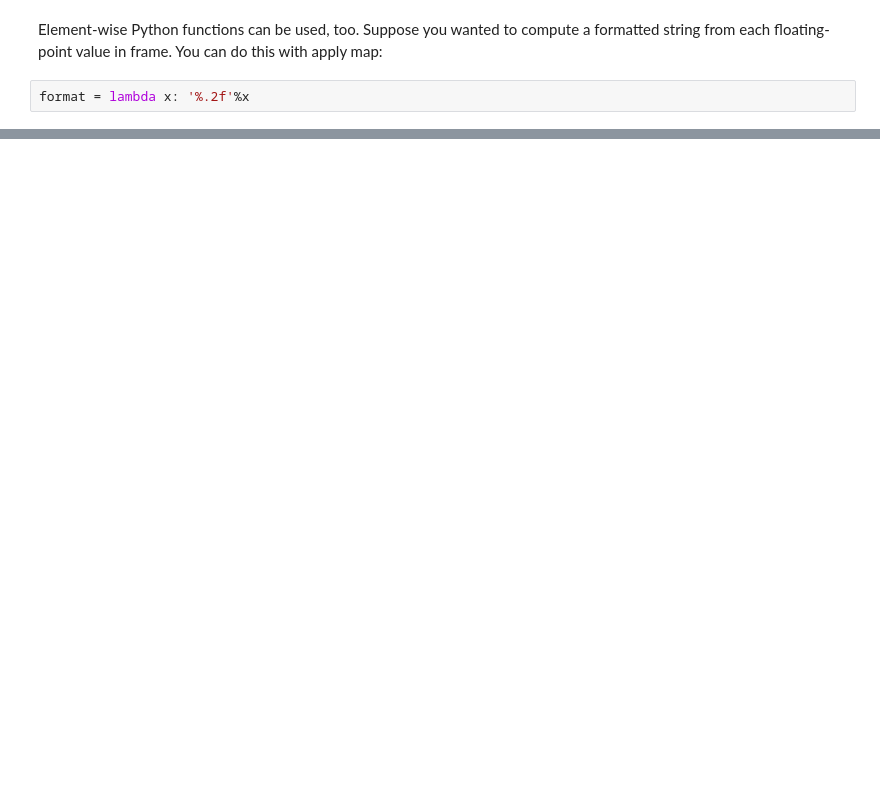
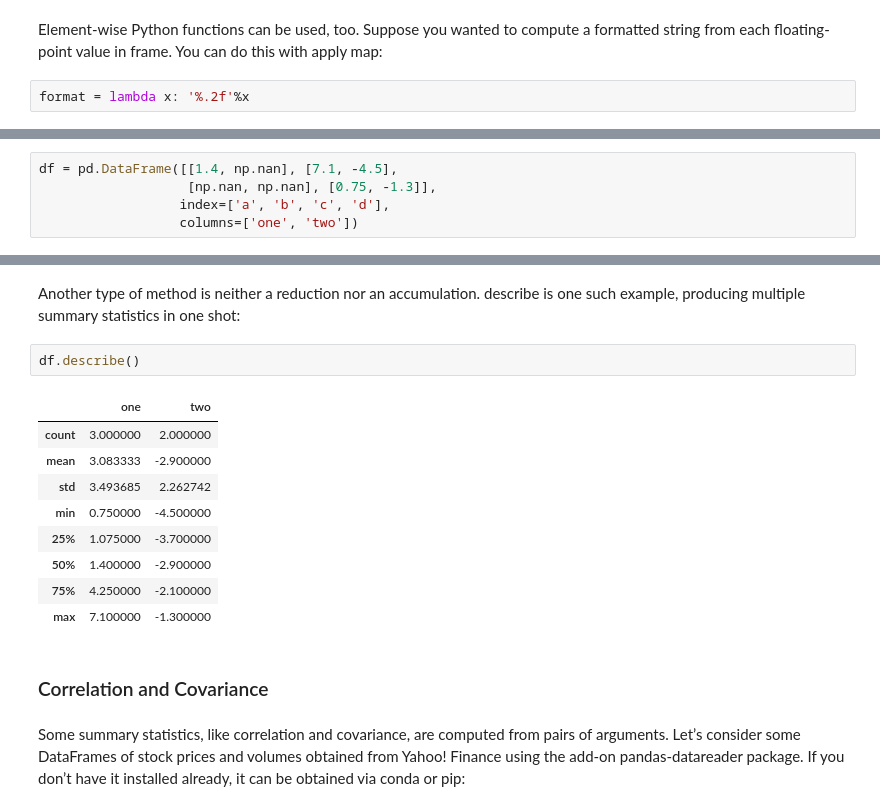
Before and after one commit to chunyaozhang/laikang_00, a Jupyter notebook: ch05.ipynb, the cells around one changed output, grey strips where cells are left out. Saved outputs shown, nothing was run; the diff lists cells and outputs as text; blank space fills up the shorter version.

```diff
--- a/ch05.ipynb
+++ b/ch05.ipynb
@@ -1250,0 +1493,5 @@ frame.applymap(format)
+# %%
+df = pd.DataFrame([[1.4, np.nan], [7.1, -4.5],
+                   [np.nan, np.nan], [0.75, -1.3]],
+                  index=['a', 'b', 'c', 'd'],
+                  columns=['one', 'two'])
@@ -1250,0 +1561,22 @@ frame.applymap(format)
+# %% [markdown]
+Another type of method is neither a reduction nor an accumulation. describe is one
+such example, producing multiple summary statistics in one shot:
+# %%
+df.describe()
+# %% [output]
+|  | one | two |
+| count | 3.000000 | 2.000000 |
+| mean | 3.083333 | -2.900000 |
+| std | 3.493685 | 2.262742 |
+| min | 0.750000 | -4.500000 |
+| 25% | 1.075000 | -3.700000 |
+| 50% | 1.400000 | -2.900000 |
+| 75% | 4.250000 | -2.100000 |
+| max | 7.100000 | -1.300000 |
+# %% [markdown]
+### Correlation and Covariance
+# %% [markdown]
+Some summary statistics, like correlation and covariance, are computed from pairs of
+arguments. Let’s consider some DataFrames of stock prices and volumes obtained
+from Yahoo! Finance using the add-on pandas-datareader package. If you don’t
+have it installed already, it can be obtained via conda or pip:
```
Also changed, not shown: parts of 61 cells of this notebook, 1 other file.
